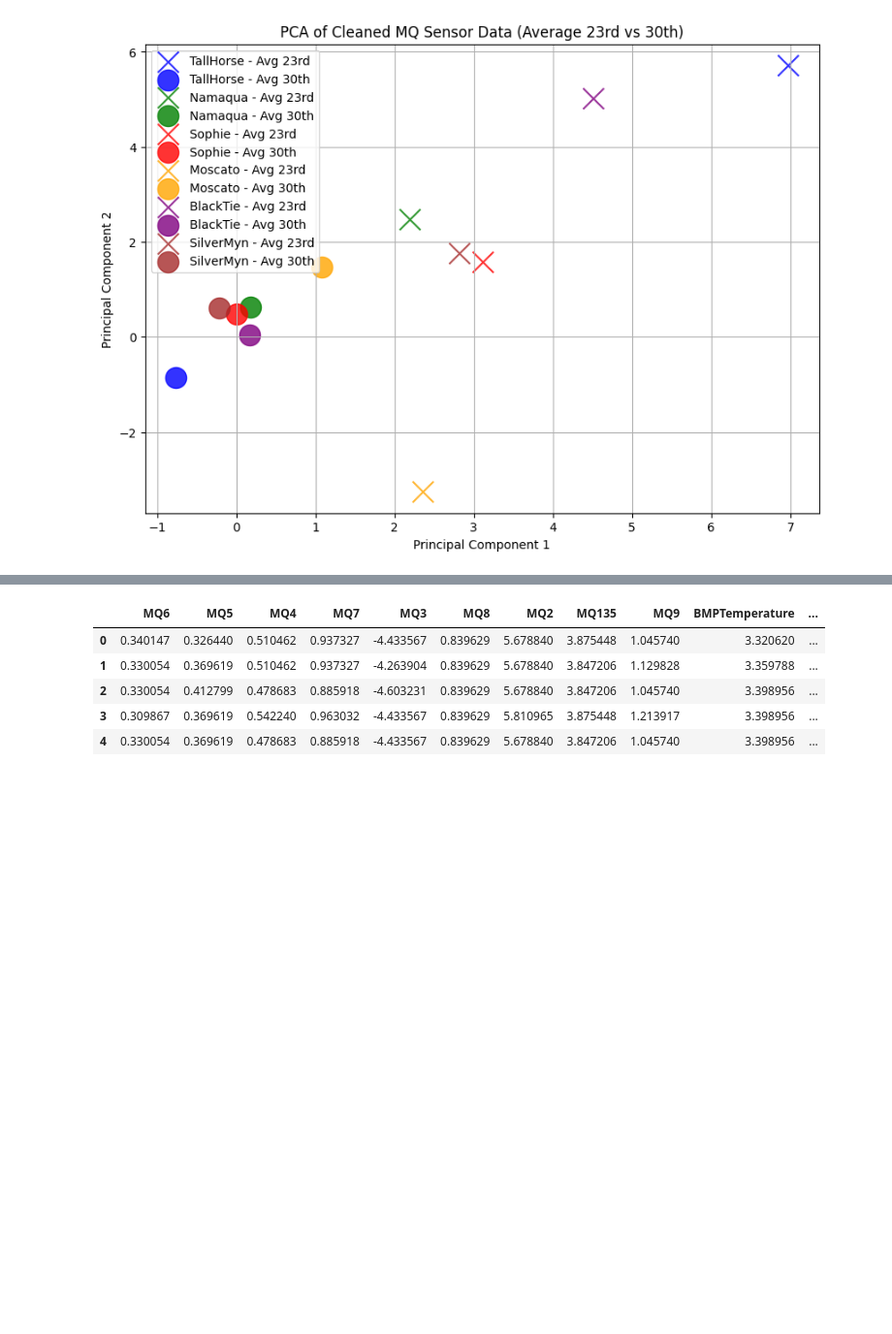
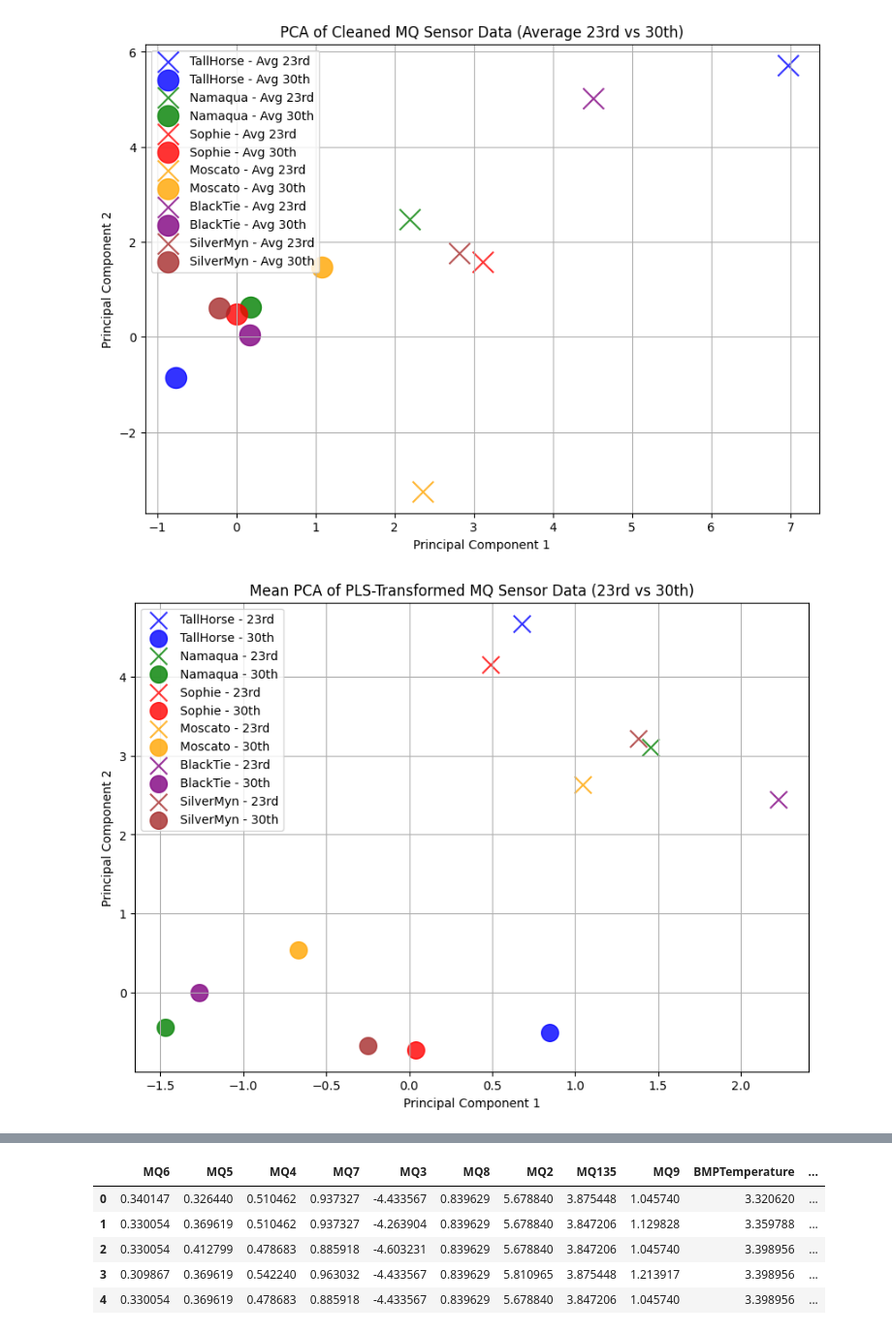
Before and after one commit to AidanRabinowitz/ArduinoWineSniffer, a Jupyter notebook: src/data_analysis_for_NN/NNAnalysis.ipynb, the cells around one changed output, grey strips where cells are left out. Shown at 97% size. Cells and saved outputs as stored; diff of their text form; code cells hidden in the pictures; blank space fills up the shorter version.

```diff
--- a/src/data_analysis_for_NN/NNAnalysis.ipynb
+++ b/src/data_analysis_for_NN/NNAnalysis.ipynb
@@ -307,7 +379,7 @@ env_features = ["BMPTemperature", "Pressure(Pa)", "DHTTemperature", "Humidity"]
 
 # Initialize a dictionary to store the "cleaned" MQ sensor data
 cleaned_mq_data = pd.DataFrame()
-
+env_regression_mq_data = cleaned_mq_data
 # Iterate over each MQ sensor and fit a linear regression model using environmental features as predictors
 for sensor in mq_sensors:
     # Define the independent variables (env features) and the dependent variable (MQ sensor)
@@ -326,21 +398,21 @@ for sensor in mq_sensors:
     residuals = y - y_pred
 
     # Store the residuals in the cleaned data
-    cleaned_mq_data[sensor] = residuals
+    env_regression_mq_data[sensor] = residuals
 
 # Add back the target labels and day labels to the cleaned MQ sensor data
-cleaned_mq_data['Target'] = combined_data_clean['Target'].values
-cleaned_mq_data['Day'] = combined_data_clean['Day'].values
+env_regression_mq_data['Target'] = combined_data_clean['Target'].values
+env_regression_mq_data['Day'] = combined_data_clean['Day'].values
 
 # Now, perform PCA on the cleaned MQ sensor data
 pca = PCA(n_components=2)
-scaled_data = StandardScaler().fit_transform(cleaned_mq_data[mq_sensors])  # Scaling the data
+scaled_data = StandardScaler().fit_transform(env_regression_mq_data[mq_sensors])  # Scaling the data
 pca_result = pca.fit_transform(scaled_data)
 
 # Create a DataFrame with the PCA results
 pca_df = pd.DataFrame(data=pca_result, columns=['PC1', 'PC2'])
-pca_df['Target'] = cleaned_mq_data['Target']
-pca_df['Day'] = cleaned_mq_data['Day']
+pca_df['Target'] = env_regression_mq_data['Target']
+pca_df['Day'] = env_regression_mq_data['Day']
 
 plt.figure(figsize=(10, 7))
 marker_size = 200
@@ -445,3 +517,86 @@ plt.grid(True)
 plt.show()
 # %% [output]
 [figure]
+# %%
+from sklearn.cross_decomposition import PLSRegression
+from sklearn.preprocessing import StandardScaler
+from sklearn.decomposition import PCA
+from sklearn.metrics import euclidean_distances
+
+# Scale the environmental and sensor data
+scaler_env = StandardScaler()
+scaler_mq = StandardScaler()
+
+X_env = scaler_env.fit_transform(combined_data_clean[env_features])
+Y_mq = scaler_mq.fit_transform(combined_data_clean[mq_sensors])
+
+# Apply Partial Least Squares (PLS) regression
+pls = PLSRegression(n_components=2)  # Using 2 components for dimensionality reduction
+pls.fit(X_env, Y_mq)
+
+# Get the transformed MQ sensor data after removing environmental influence
+mq_transformed = pls.transform(X_env)
+
+# Create a DataFrame with the "cleaned" MQ data from PLS regression
+pls_mq_df = pd.DataFrame(mq_transformed, columns=["PLS1", "PLS2"])
+pls_mq_df['Target'] = combined_data_clean['Target'].values
+pls_mq_df['Day'] = combined_data_clean['Day'].values
+
+# Apply PCA on the PLS-transformed MQ sensor data
+pca_pls = PCA(n_components=2)
+scaled_pls_mq = StandardScaler().fit_transform(pls_mq_df[['PLS1', 'PLS2']])  # Scaling the data
+pca_result_pls = pca_pls.fit_transform(scaled_pls_mq)
+
+# Create a DataFrame with the PCA results after PLS
+pca_df_pls = pd.DataFrame(data=pca_result_pls, columns=['PC1', 'PC2'])
+pca_df_pls['Target'] = pls_mq_df['Target']
+pca_df_pls['Day'] = pls_mq_df['Day']
+
+# Calculate mean PCA values for each wine and day
+mean_pca_df = pca_df_pls.groupby(['Target', 'Day'])[['PC1', 'PC2']].mean().reset_index()
+
+plt.figure(figsize=(10, 7))
+marker_size = 200
+
+# Loop through each wine and plot the mean transformed data for the 23rd and 30th
+for wine in wine_labels:
+    # Get mean PCA data for the 23rd and 30th for the current wine
+    mean_wine_data = mean_pca_df[mean_pca_df['Target'] == wine]
+
+    # Plot mean 'X' for the 23rd
+    plt.scatter(mean_wine_data[mean_wine_data['Day'] == '23rd']['PC1'],
+                mean_wine_data[mean_wine_data['Day'] == '23rd']['PC2'],
+                color=color_map[wine], marker='x', label=f'{wine} - 23rd',
+                s=marker_size, alpha=0.8)
+
+    # Plot mean 'O' for the 30th
+    plt.scatter(mean_wine_data[mean_wine_data['Day'] == '30th']['PC1'],
+                mean_wine_data[mean_wine_data['Day'] == '30th']['PC2'],
+                color=color_map[wine], marker='o', label=f'{wine} - 30th',
+                s=marker_size, alpha=0.8)
+
+# Add labels, title, and legend
+plt.xlabel('Principal Component 1')
+plt.ylabel('Principal Component 2')
+plt.title('Mean PCA of PLS-Transformed MQ Sensor Data (23rd vs 30th)')
+plt.legend(loc='best')
+plt.grid(True)
+
+# Show plot
+plt.show()
+
+# Calculate and print Euclidean distances between the mean PCA points for each wine
+mean_wine_distances = {}
+for wine in wine_labels:
+    mean_data = mean_pca_df[mean_pca_df['Target'] == wine]
+    if len(mean_data) == 2:  # Check if both days are present
+        distance = euclidean_distances(mean_data[mean_data['Day'] == '23rd'][['PC1', 'PC2']].values,
+                                        mean_data[mean_data['Day'] == '30th'][['PC1', 'PC2']].values)
+        mean_wine_distances[wine] = distance[0][0]
+
+# Print mean Euclidean distances between the 23rd and 30th for each wine
+print("Average Euclidean Distance between the mean PCA points for the 23rd and 30th for each wine:")
+for wine, distance in mean_wine_distances.items():
+    print(f"{wine}: {distance:.4f}")
+# %% [output]
+[figure, added]
```
Also changed, not shown: parts of 6 cells of this notebook.
